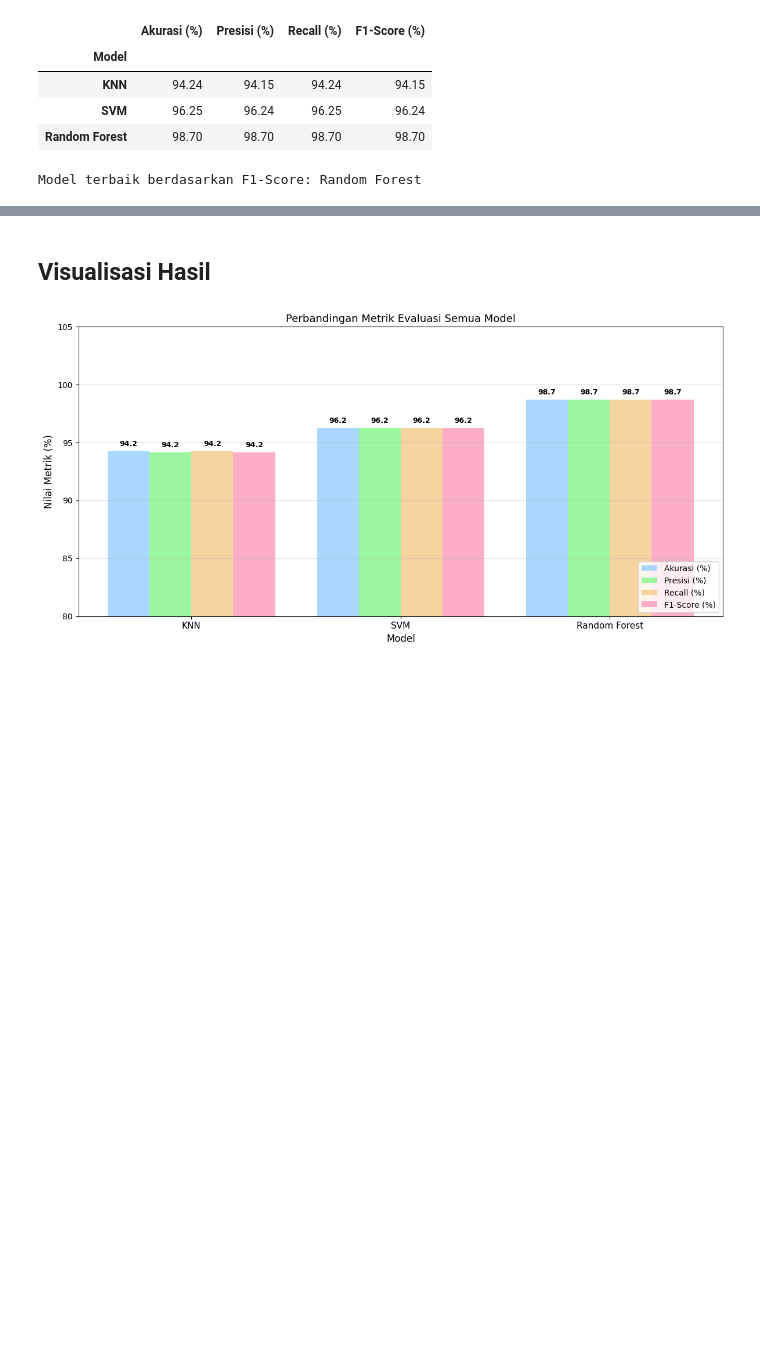
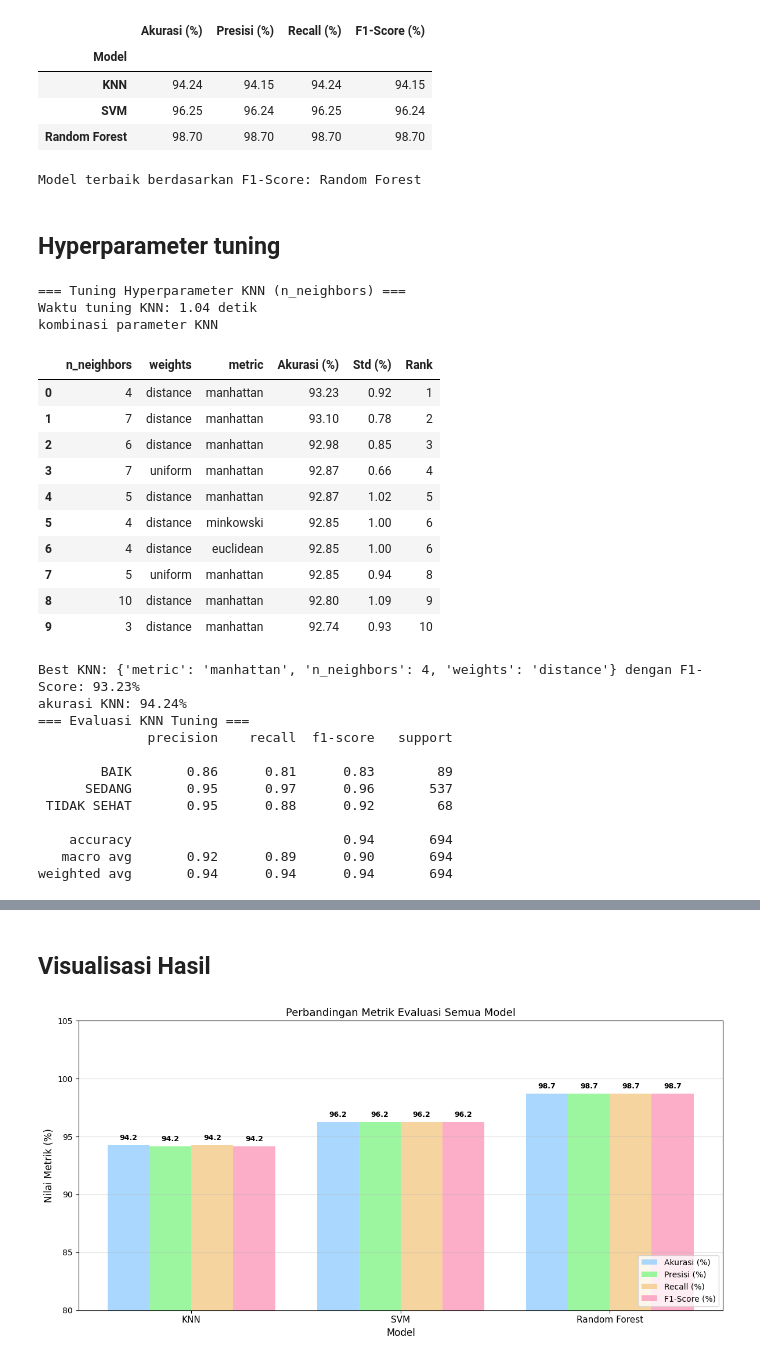
Before and after one commit to lisaaly9/Machine-Learning-, a Jupyter notebook: nahhh_fiks.ipynb, the cells around one changed output, grey strips where cells are left out. Cells and saved outputs as stored; diff of their text form; code cells hidden in the pictures; blank space fills up the shorter version.

```diff
--- a/nahhh_fiks.ipynb
+++ b/nahhh_fiks.ipynb
@@ -415,3 +418,71 @@ best_model = hasil_df['F1-Score (%)'].idxmax()
 print(f'\nModel terbaik berdasarkan F1-Score: {best_model}')
 # %% [output]
 Model terbaik berdasarkan F1-Score: Random Forest
+# %% [markdown]
+## Hyperparameter tuning
+# %%
+print('=== Tuning Hyperparameter KNN ===')
+
+param_grid_knn = {
+    'n_neighbors': [1, 2, 3, 4, 5, 6, 7, 8, 9, 10],
+    'weights': ['uniform', 'distance'],
+    'metric': ['euclidean', 'manhattan', 'minkowski']
+}
+
+grid_knn = GridSearchCV(
+    KNeighborsClassifier(),
+    param_grid_knn,
+    cv=5,
+    scoring='f1_weighted',
+    n_jobs=-1,
+    verbose=0
+)
+
+start = time.time()
+grid_knn.fit(X_train_scaled, y_train)
+print(f'Waktu tuning KNN: {time.time() - start:.2f} detik')
+
+results_knn = pd.DataFrame(grid_knn.cv_results_)
+kolom = ['param_n_neighbors', 'param_weights', 'param_metric', 'mean_test_score', 'std_test_score', 'rank_test_score']
+tabel_knn = results_knn[kolom].copy()
+tabel_knn['mean_test_score'] = (tabel_knn['mean_test_score'] * 100).round(2)
+tabel_knn['std_test_score'] = (tabel_knn['std_test_score'] * 100).round(2)
+tabel_knn.columns = ['n_neighbors', 'weights', 'metric', 'F1-Score (%)', 'Std (%)', 'Rank']
+tabel_knn = tabel_knn.sort_values('Rank').reset_index(drop=True)
+
+print('kombinasi parameter KNN')
+display(tabel_knn.head(10))
+
+print(f'Best KNN: {grid_knn.best_params_} dengan F1-Score: {grid_knn.best_score_ * 100:.2f}%')
+print(f'akurasi KNN: {accuracy_score(y_test, grid_knn.best_estimator_.predict(X_test_scaled)) * 100:.2f}%')
+
+y_pred_knn_tuned = grid_knn.best_estimator_.predict(X_test_scaled)
+print('=== Evaluasi KNN Tuning ===')
+print(classification_report(y_test, y_pred_knn_tuned, target_names=le.classes_))
+# %% [output]
+=== Tuning Hyperparameter KNN (n_neighbors) ===
+Waktu tuning KNN: 1.04 detik
+kombinasi parameter KNN
+|  | n_neighbors | weights | metric | Akurasi (%) | Std (%) | Rank |
+| 0 | 4 | distance | manhattan | 93.23 | 0.92 | 1 |
+| 1 | 7 | distance | manhattan | 93.10 | 0.78 | 2 |
+| 2 | 6 | distance | manhattan | 92.98 | 0.85 | 3 |
+| 3 | 7 | uniform | manhattan | 92.87 | 0.66 | 4 |
+| 4 | 5 | distance | manhattan | 92.87 | 1.02 | 5 |
+| 5 | 4 | distance | minkowski | 92.85 | 1.00 | 6 |
+| 6 | 4 | distance | euclidean | 92.85 | 1.00 | 6 |
+| 7 | 5 | uniform | manhattan | 92.85 | 0.94 | 8 |
+| 8 | 10 | distance | manhattan | 92.80 | 1.09 | 9 |
+| 9 | 3 | distance | manhattan | 92.74 | 0.93 | 10 |
+Best KNN: {'metric': 'manhattan', 'n_neighbors': 4, 'weights': 'distance'} dengan F1-Score: 93.23%
+akurasi KNN: 94.24%
+=== Evaluasi KNN Tuning ===
+              precision    recall  f1-score   support
+
+        BAIK       0.86      0.81      0.83        89
+      SEDANG       0.95      0.97      0.96       537
+ TIDAK SEHAT       0.95      0.88      0.92        68
+
+    accuracy                           0.94       694
+   macro avg       0.92      0.89      0.90       694
+weighted avg       0.94      0.94      0.94       694
```
Also changed, not shown: parts of 9 cells of this notebook, 2 other files.
